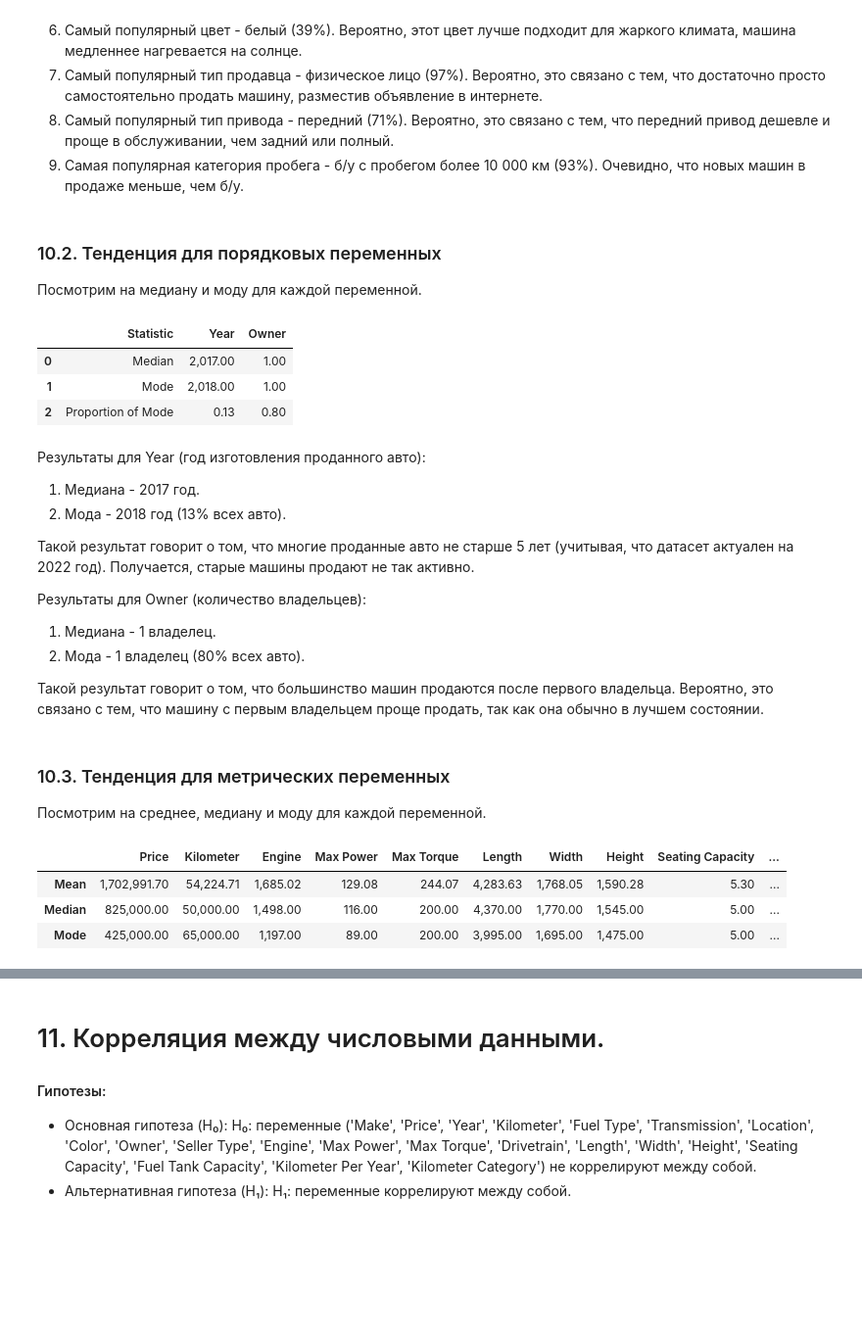
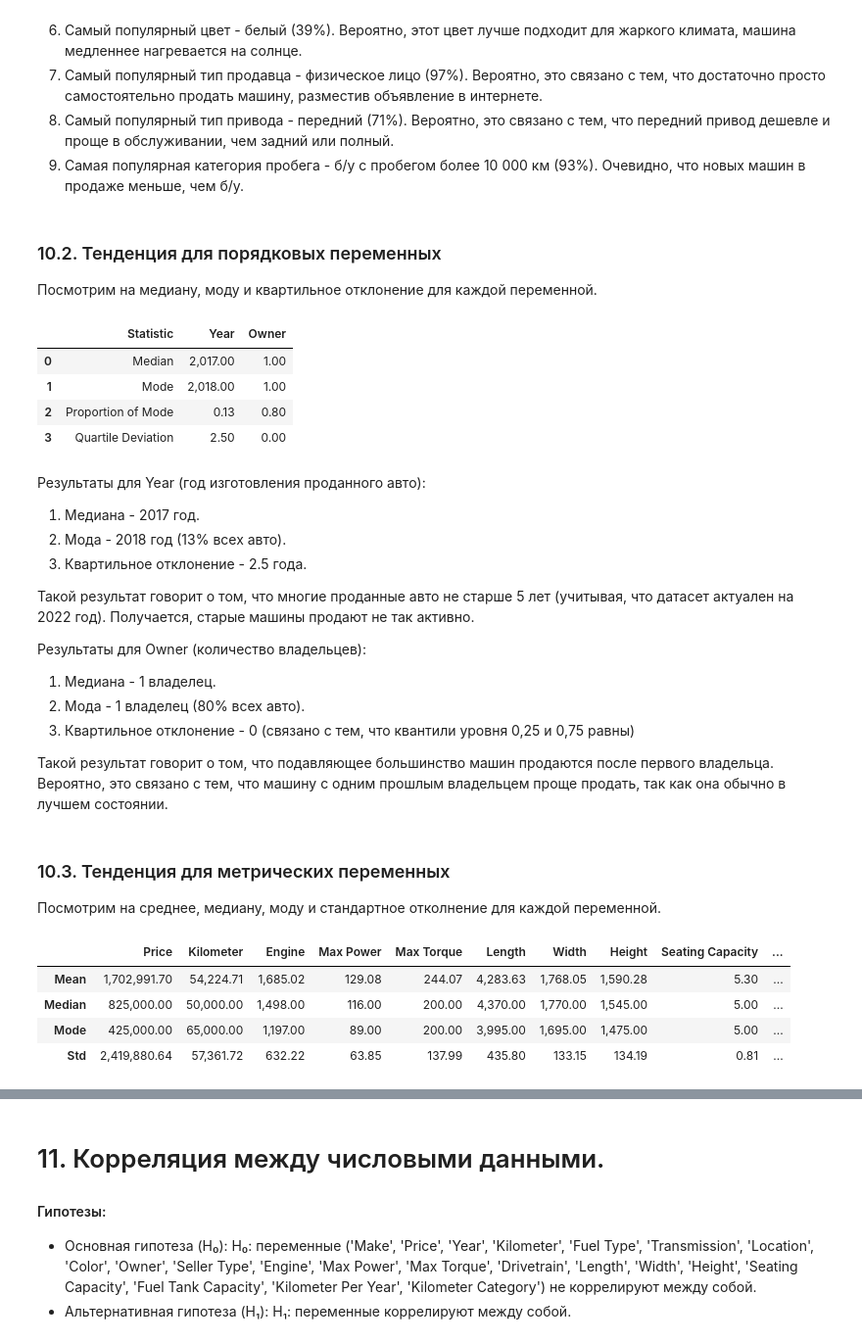
Before and after one commit to brshtsk/hell-in-python, a Jupyter notebook: Проект-авто.ipynb, the cells around one changed output, grey strips where cells are left out. Shown at 98% size. Saved outputs shown, nothing was run; the diff lists cells and outputs as text; code cells hidden in the pictures; blank space fills up the shorter version.

```diff
--- a/Проект-авто.ipynb
+++ b/Проект-авто.ipynb
@@ -557,7 +558,7 @@ description
 # %% [markdown]
 ### 10.2. Тенденция для порядковых переменных
 
-Посмотрим на медиану и моду для каждой переменной.
+Посмотрим на медиану, моду и квартильное отклонение для каждой переменной.
 # %%
 df_ordinal = df[['Year', 'Owner']]
 
@@ -570,10 +571,20 @@ median_owner = df_ordinal['Owner'].median()
 mode_owner = df_ordinal['Owner'].mode()[0]
 proportion_mode_owner = len(df_ordinal[df_ordinal['Owner'] == mode_owner]) / len(df_ordinal['Owner'])
 
+# Calculate quartile deviation for 'Year' and 'Owner'
+q1_year = df_ordinal['Year'].quantile(0.25)
+q3_year = df_ordinal['Year'].quantile(0.75)
+quartile_deviation_year = (q3_year - q1_year) / 2
+
+q1_owner = df_ordinal['Owner'].quantile(0.25)
+q3_owner = df_ordinal['Owner'].quantile(0.75)
+quartile_deviation_owner = (q3_owner - q1_owner) / 2
+
+# Create the summary DataFrame
 summary_df = pd.DataFrame({
-    'Statistic': ['Median', 'Mode', 'Proportion of Mode'],
-    'Year': [median_year, mode_year, proportion_mode_year],
-    'Owner': [median_owner, mode_owner, proportion_mode_owner]
+    'Statistic': ['Median', 'Mode', 'Proportion of Mode', 'Quartile Deviation'],
+    'Year': [median_year, mode_year, proportion_mode_year, quartile_deviation_year],
+    'Owner': [median_owner, mode_owner, proportion_mode_owner, quartile_deviation_owner]
 })
 
 summary_df
@@ -582,11 +593,13 @@ summary_df
 | 0 | Median | 2,017.00 | 1.00 |
 | 1 | Mode | 2,018.00 | 1.00 |
 | 2 | Proportion of Mode | 0.13 | 0.80 |
+| 3 | Quartile Deviation | 2.50 | 0.00 |
 # %% [markdown]
 Результаты для Year (год изготовления проданного авто):
 
 1) Медиана - 2017 год.
 2) Мода - 2018 год (13% всех авто).
+3) Квартильное отклонение - 2.5 года.
 
 Такой результат говорит о том, что многие проданные авто не старше 5 лет (учитывая, что датасет актуален на 2022 год). Получается, старые машины продают не так активно.
 
@@ -594,29 +607,31 @@ summary_df
 
 1) Медиана - 1 владелец.
 2) Мода - 1 владелец (80% всех авто).
+3) Квартильное отклонение - 0 (связано с тем, что квантили уровня 0,25 и 0,75 равны)
 
-Такой результат говорит о том, что большинство машин продаются после первого владельца. Вероятно, это связано с тем, что машину с первым владельцем проще продать, так как она обычно в лучшем состоянии.
+Такой результат говорит о том, что подавляющее большинство машин продаются после первого владельца. Вероятно, это связано с тем, что машину с одним прошлым владельцем проще продать, так как она обычно в лучшем состоянии.
 # %% [markdown]
 ### 10.3. Тенденция для метрических переменных
 
-Посмотрим на среднее, медиану и моду для каждой переменной.
+Посмотрим на среднее, медиану, моду и стандартное отколнение для каждой переменной.
 # %%
 metric_vars = ['Price', 'Kilometer', 'Engine', 'Max Power', 'Max Torque', 'Length', 'Width', 'Height', 'Seating Capacity', 'Fuel Tank Capacity', 'Kilometer Per Year']
 
 df_metric = df[metric_vars]
 
 data = {}
 
 for var in metric_vars:
-    data[var] = [df_metric[var].mean(), df_metric[var].median(), df_metric[var].mode()[0]]
+    data[var] = [df_metric[var].mean(), df_metric[var].median(), df_metric[var].mode()[0], df_metric[var].std()]
 
-summary_df = pd.DataFrame(data, index=['Mean', 'Median', 'Mode'])
+summary_df = pd.DataFrame(data, index=['Mean', 'Median', 'Mode', 'Std'])
 summary_df
 # %% [output]
 |  | Price | Kilometer | Engine | Max Power | Max Torque | Length | Width | Height | Seating Capacity | ... |
 | Mean | 1,702,991.70 | 54,224.71 | 1,685.02 | 129.08 | 244.07 | 4,283.63 | 1,768.05 | 1,590.28 | 5.30 | ... |
 | Median | 825,000.00 | 50,000.00 | 1,498.00 | 116.00 | 200.00 | 4,370.00 | 1,770.00 | 1,545.00 | 5.00 | ... |
 | Mode | 425,000.00 | 65,000.00 | 1,197.00 | 89.00 | 200.00 | 3,995.00 | 1,695.00 | 1,475.00 | 5.00 | ... |
+| Std | 2,419,880.64 | 57,361.72 | 632.22 | 63.85 | 137.99 | 435.80 | 133.15 | 134.19 | 0.81 | ... |
 # %% [markdown]
 Результаты для Price (цена автомобиля):
 
```
Also changed, not shown: parts of 12 cells of this notebook.
